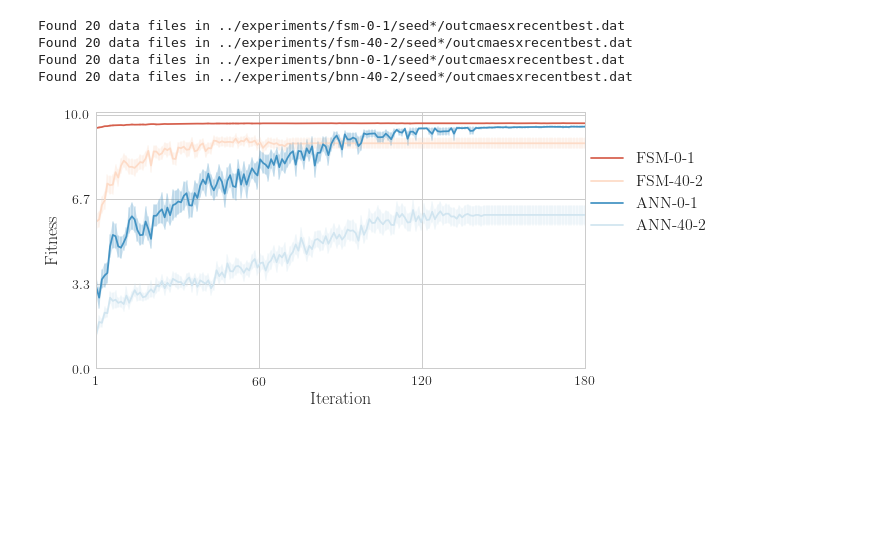
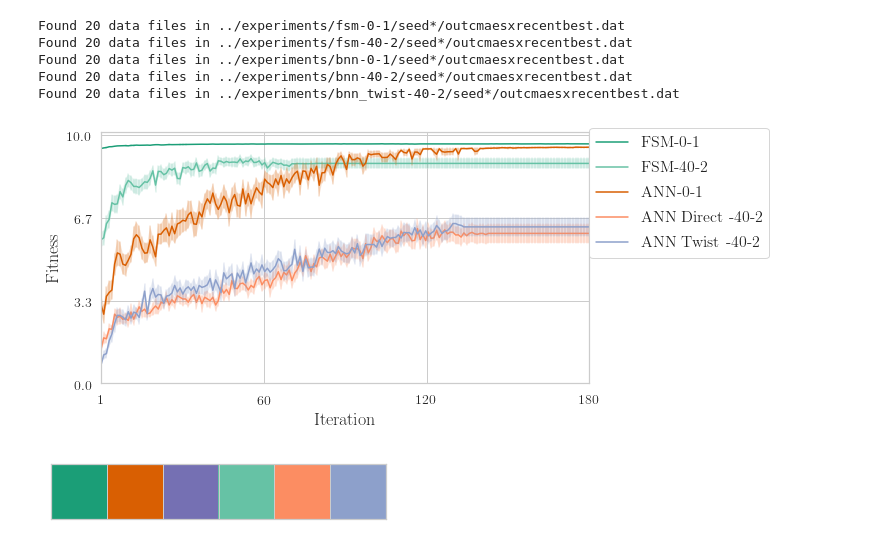
Before and after one commit to anthonyjclark/adabot02-ann, a Jupyter notebook: notebooks/fitness.ipynb, the cells around one changed output. Saved outputs shown, nothing was run; the diff lists cells and outputs as text; code cells hidden in the pictures; blank space fills up the shorter version.

Commit message:
Added new parameter plotting notebook.

```diff
--- a/notebooks/fitness.ipynb
+++ b/notebooks/fitness.ipynb
@@ -25,6 +25,7 @@ bnn01_param_files = '../experiments/bnn-0-1/seed*/outcmaesxrecentbest.dat'
 
 fsm302_param_files = '../experiments/fsm-40-2/seed*/outcmaesxrecentbest.dat'
 bnn302_param_files = '../experiments/bnn-40-2/seed*/outcmaesxrecentbest.dat'
+tws302_param_files = '../experiments/bnn_twist-40-2/seed*/outcmaesxrecentbest.dat'
 
 def range_transform(x, a, b, c, d):
     return (x - a) * (d - c) / (b - a) + c
@@ -54,13 +55,17 @@ print('Found', len(bnn01_replicates), 'data files in', bnn01_param_files)
 
 bnn302_replicates = get_data_from_file(bnn302_param_files, bnn_header)
 print('Found', len(bnn302_replicates), 'data files in', bnn302_param_files)
+
+tws302_replicates = get_data_from_file(tws302_param_files, bnn_header)
+print('Found', len(tws302_replicates), 'data files in', tws302_param_files)
 # %% [output]
 Found 20 data files in ../experiments/fsm-0-1/seed*/outcmaesxrecentbest.dat
 Found 20 data files in ../experiments/fsm-40-2/seed*/outcmaesxrecentbest.dat
 Found 20 data files in ../experiments/bnn-0-1/seed*/outcmaesxrecentbest.dat
 Found 20 data files in ../experiments/bnn-40-2/seed*/outcmaesxrecentbest.dat
+Found 20 data files in ../experiments/bnn_twist-40-2/seed*/outcmaesxrecentbest.dat
 # %%
-def plot_generational_fitness(dfs, col, name, color):
+def plot_generational_fitness(dfs, col, name, color, ls):
     data = np.zeros((len(dfs), 2000))
 
     for i, r in enumerate(dfs):
@@ -68,40 +73,51 @@ def plot_generational_fitness(dfs, col, name, color):
         data[i, len(r[col]):] = r[col].iloc[-1]
     # unit_traces is very useful (ci_band and ci_bars are 1 std by default (68%))
     return sns.tsplot(data=data,
-                      color=color, condition=name, ax=ax,
+                      color=color,
+                      condition=name, ax=ax,
                       err_style=('ci_band', 'ci_bars'))
 
 
 fsize = 16/2, 9/2
 fig, ax = plt.subplots(figsize=fsize)
 colors = sns.color_palette("RdBu", n_colors=4)
+# ['#fc8d59','#ffffbf','#91bfdb']
+# ['#1b9e77','#d95f02','#7570b3']
+# ['#66c2a5','#fc8d62','#8da0cb']
+colors = sns.color_palette(['#1b9e77','#d95f02','#7570b3','#66c2a5','#fc8d62','#8da0cb'])
 
-plot_generational_fitness(fsm01_replicates, 'fitness', 'FSM-0-1', colors[0])
-plot_generational_fitness(fsm302_replicates, 'fitness', 'FSM-40-2', colors[1])
-plot_generational_fitness(bnn01_replicates, 'fitness', 'ANN-0-1', colors[3])
-plot_generational_fitness(bnn302_replicates, 'fitness', 'ANN-40-2', colors[2])
+plot_generational_fitness(fsm01_replicates, 'fitness', 'FSM-0-1', colors[0], '-')
+plot_generational_fitness(fsm302_replicates, 'fitness', 'FSM-40-2', colors[3], '-')
+plot_generational_fitness(bnn01_replicates, 'fitness', 'ANN-0-1', colors[1], '--')
+plot_generational_fitness(bnn302_replicates, 'fitness', 'ANN Direct -40-2', colors[4], '--')
+plot_generational_fitness(tws302_replicates, 'fitness', 'ANN Twist -40-2', colors[5], ':')
+
 
 gens = 180
 ax.set_xlim((0, gens-1))
 
 xticks = np.linspace(0, gens-1, 4)
 ax.set_xticks(xticks)
 ax.set_xticklabels([int(xval + 1) for xval in xticks], fontsize=14)
 ax.set_xlabel('Iteration', fontsize=18)
 ax.set_xlim([0, gens - 1])
 
 yticks = np.linspace(0, 10, num=4)
 ax.set_yticks(yticks)
 ax.set_yticklabels([round(yval, 1) for yval in yticks], fontsize=14)
 ax.set_ylabel('Fitness', fontsize=18)
 
 # sns.despine(top=True, bottom=True, left=True, right=True)
 # sns.despine(top=True, left=True)
 plt.tight_layout()
 
 handles, labels = ax.get_legend_handles_labels()
 lgd = ax.legend(handles, labels, loc=(1, 0.5), fontsize=16)#, bbox_to_anchor=(0.5,-0.1))
 # %% [output]
-[figure, old version]
+[figure, new version]
 # %%
 fig.savefig('fitness.png', bbox_extra_artists=(lgd,), bbox_inches='tight')
+# %%
+sns.palplot(sns.color_palette(['#1b9e77','#d95f02','#7570b3','#66c2a5','#fc8d62','#8da0cb']))
+# %% [output]
+[figure, added]
```
Also changed, not shown: parts of 2 cells of this notebook, 7 other files.
